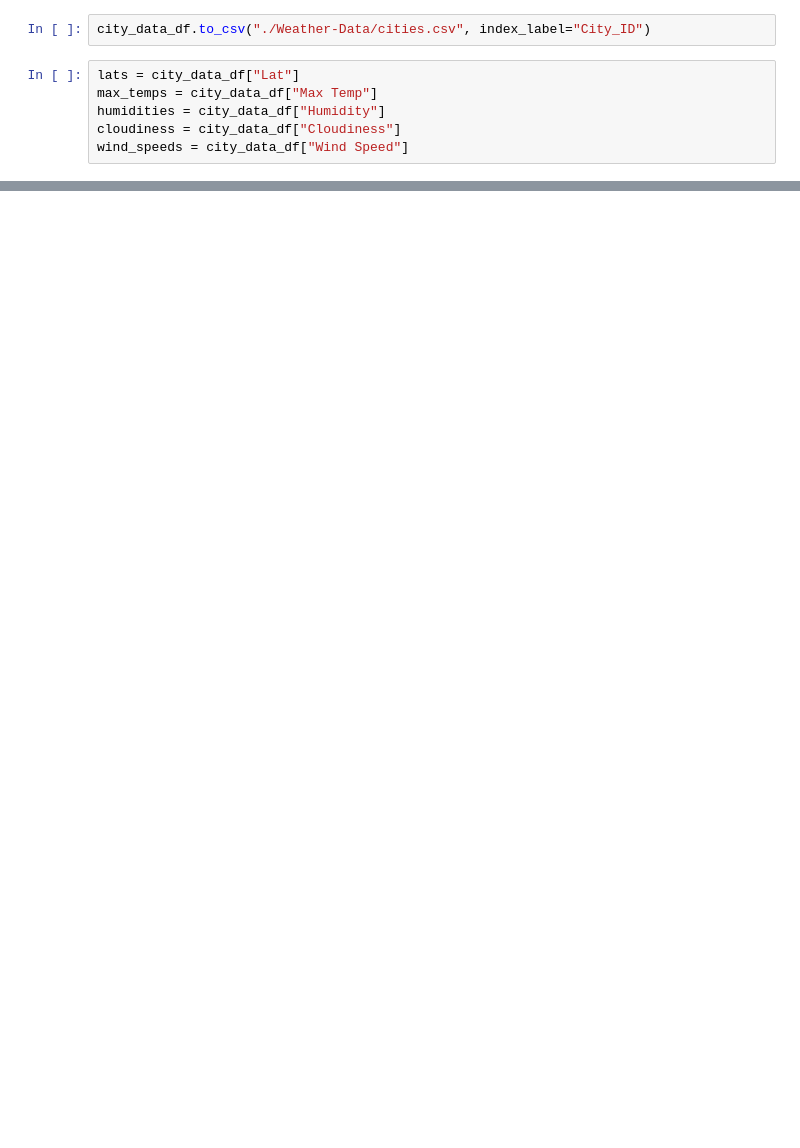
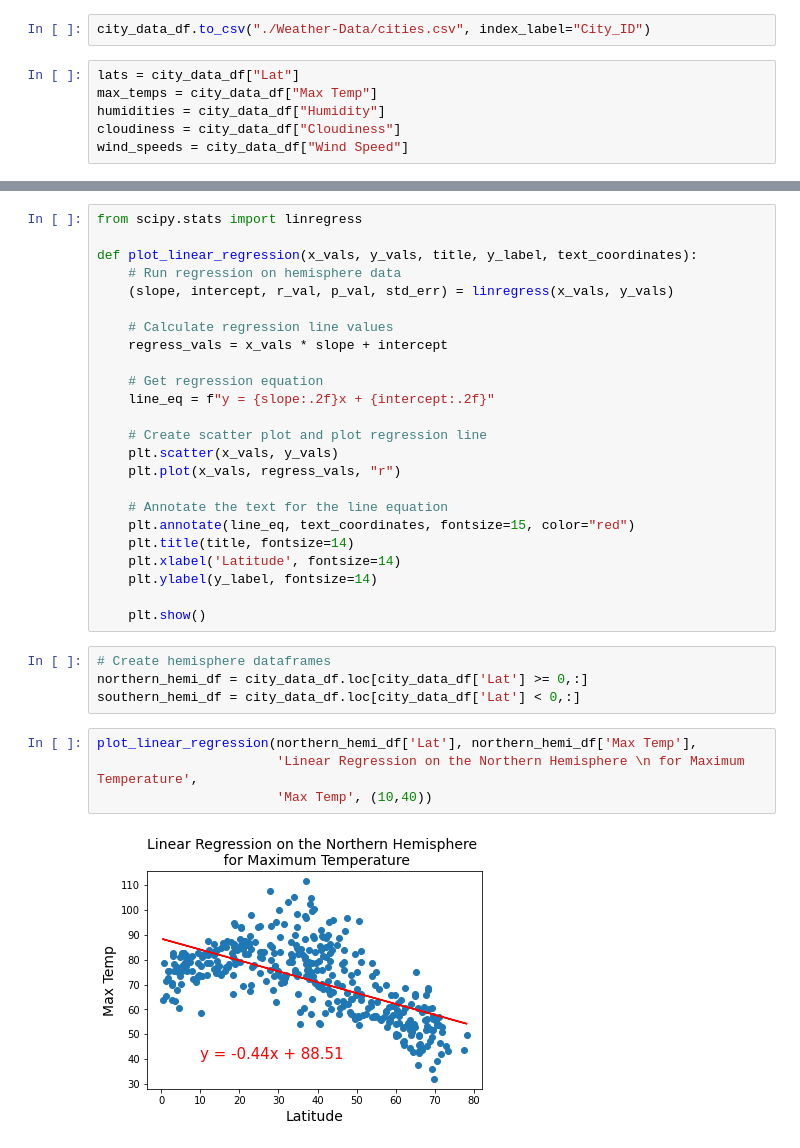
Before and after one commit to jmoletteire/World-Weather-Analysis, a Jupyter notebook: WeatherPy.ipynb, the cells around one changed output, grey strips where cells are left out. Saved outputs shown, nothing was run; the diff lists cells and outputs as text; blank space fills up the shorter version.

Commit message:
Performed linear regression for northern/southern hemispheres.

```diff
--- a/WeatherPy.ipynb
+++ b/WeatherPy.ipynb
@@ -223,0 +222,34 @@ plt.show()
+# %%
+from scipy.stats import linregress
+
+def plot_linear_regression(x_vals, y_vals, title, y_label, text_coordinates):
+    # Run regression on hemisphere data
+    (slope, intercept, r_val, p_val, std_err) = linregress(x_vals, y_vals)
+
+    # Calculate regression line values
+    regress_vals = x_vals * slope + intercept
+
+    # Get regression equation
+    line_eq = f"y = {slope:.2f}x + {intercept:.2f}"
+
+    # Create scatter plot and plot regression line
+    plt.scatter(x_vals, y_vals)
+    plt.plot(x_vals, regress_vals, "r")
+
+    # Annotate the text for the line equation
+    plt.annotate(line_eq, text_coordinates, fontsize=15, color="red")
+    plt.title(title, fontsize=14)
+    plt.xlabel('Latitude', fontsize=14)
+    plt.ylabel(y_label, fontsize=14)
+
+    plt.show()
+# %%
+# Create hemisphere dataframes
+northern_hemi_df = city_data_df.loc[city_data_df['Lat'] >= 0,:]
+southern_hemi_df = city_data_df.loc[city_data_df['Lat'] < 0,:]
+# %%
+plot_linear_regression(northern_hemi_df['Lat'], northern_hemi_df['Max Temp'],
+                       'Linear Regression on the Northern Hemisphere \n for Maximum Temperature',
+                       'Max Temp', (10,40))
+# %% [output]
+[figure, added]
```
Also changed, not shown: parts of 17 cells of this notebook, 1 other file.
